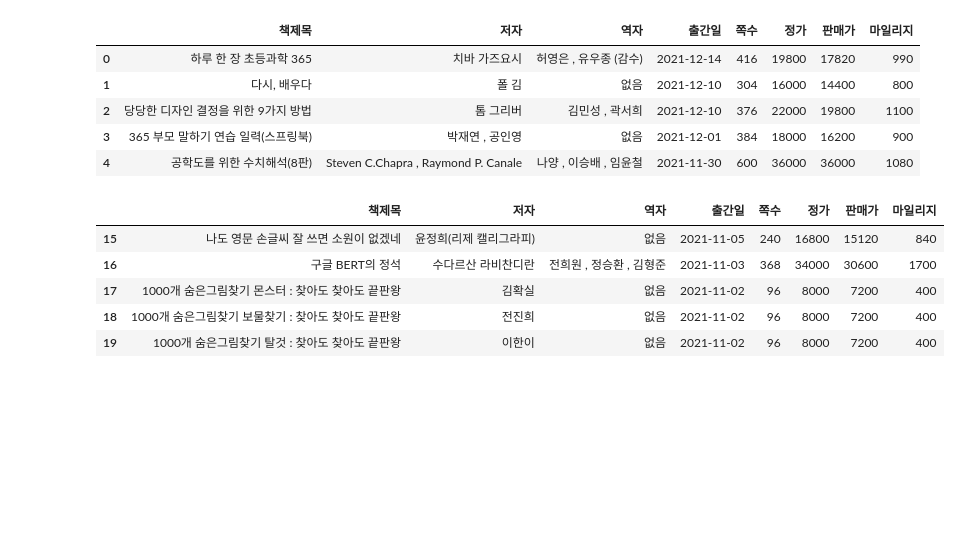
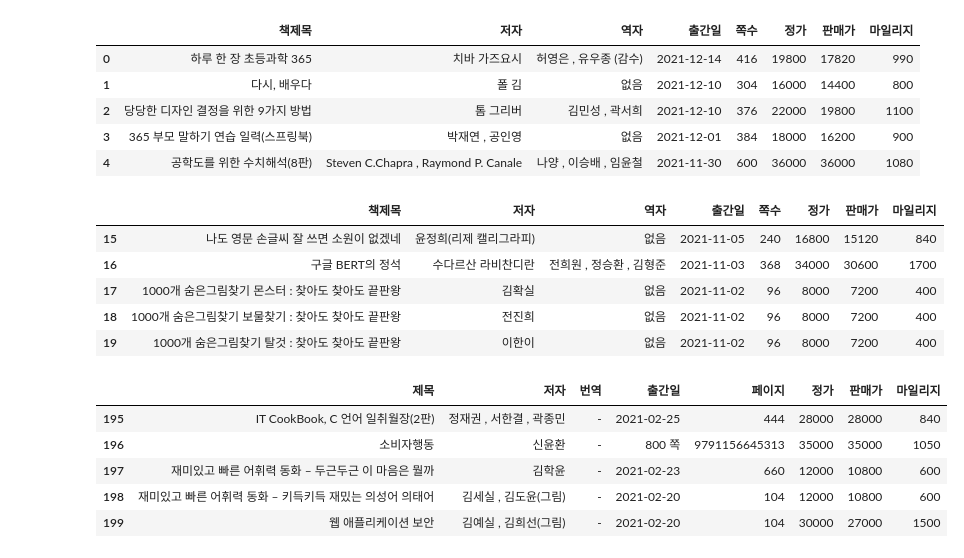
Before and after one commit to mindaylife/Data-Analysis-2021.11, a Jupyter notebook: 04.crawling/web/14.한빛출판네트워크.ipynb, the cells around one changed output. Cells and saved outputs as stored; diff of their text form; code cells hidden in the pictures; blank space fills up the shorter version.

```diff
--- a/04.crawling/web/14.한빛출판네트워크.ipynb
+++ b/04.crawling/web/14.한빛출판네트워크.ipynb
@@ -237,0 +252,51 @@ df3.tail()
+# %%
+res = requests.get(base_url + href)
+book_soup = BeautifulSoup(res.text, 'html.parser')
+info = book_soup.select_one('.store_product_info_box')
+# %%
+def convert_unit(s):
+    return int(s.replace(',','').replace('원','').replace('점',''))
+# %%
+from tqdm.notebook import tqdm
+
+lines = []
+for page in tqdm(range(1,11)):
+    url = f'{base_url}{sub_url}?page={page}'
+    res = requests.get(url)
+    soup = BeautifulSoup(res.text, 'html.parser')
+    lis = soup.select('.sub_book_list')
+
+    for li in lis:
+        book_url = li.find('a')['href']
+        res = requests.get(base_url + book_url)
+        book_soup = BeautifulSoup(res.text, 'html.parser')
+        book_lis = info.select('.info_list > li')
+        book_dict = {}
+        for li in book_lis:
+            items = li.get_text().split(':')
+            book_dict[items[0].strip()] = items[1].strip()
+        author = book_dict['저자']
+        translator = book_dict['번역'] if '번역' in book_dict.keys() else '-'
+        info = book_soup.select_one('.store_product_info_box')
+        title = info.find('h3').string
+
+        date = book_lis[-4].find('span').get_text().strip()
+        page = book_lis[-3].find('span').get_text().strip().split()[0]
+
+        payments = book_soup.select_one('.payment_box.curr').find_all('p')
+        price = payments[0].select_one('.pbr').get_text().strip()
+        sales = payments[1].select_one('.pbr').get_text().split('(')[0]
+        mileage = payments[2].select_one('.pbr').get_text().split()[0]
+
+        lines.append([title,author,translator,date,int(page),
+                      convert_unit(price),convert_unit(sales),convert_unit(mileage)])
+# %%
+df = pd.DataFrame(lines, columns=['제목','저자','번역','출간일','페이지','정가','판매가','마일리지'])
+df.tail()
+# %% [output]
+|  | 제목 | 저자 | 번역 | 출간일 | 페이지 | 정가 | 판매가 | 마일리지 |
+| 195 | IT CookBook, C 언어 일취월장(2판) | 정재권 , 서한결 , 곽종민 | - | 2021-02-25 | 444 | 28000 | 28000 | 840 |
+| 196 | 소비자행동 | 신윤환 | - | 800 쪽 | 9791156645313 | 35000 | 35000 | 1050 |
+| 197 | 재미있고 빠른 어휘력 동화 – 두근두근 이 마음은 뭘까 | 김학윤 | - | 2021-02-23 | 660 | 12000 | 10800 | 600 |
+| 198 | 재미있고 빠른 어휘력 동화 – 키득키득 재밌는 의성어 의태어 | 김세실 , 김도윤(그림) | - | 2021-02-20 | 104 | 12000 | 10800 | 600 |
+| 199 | 웹 애플리케이션 보안 | 김예실 , 김희선(그림) | - | 2021-02-20 | 104 | 30000 | 27000 | 1500 |
```
Also changed, not shown: parts of 3 cells of this notebook, 7 other files.
